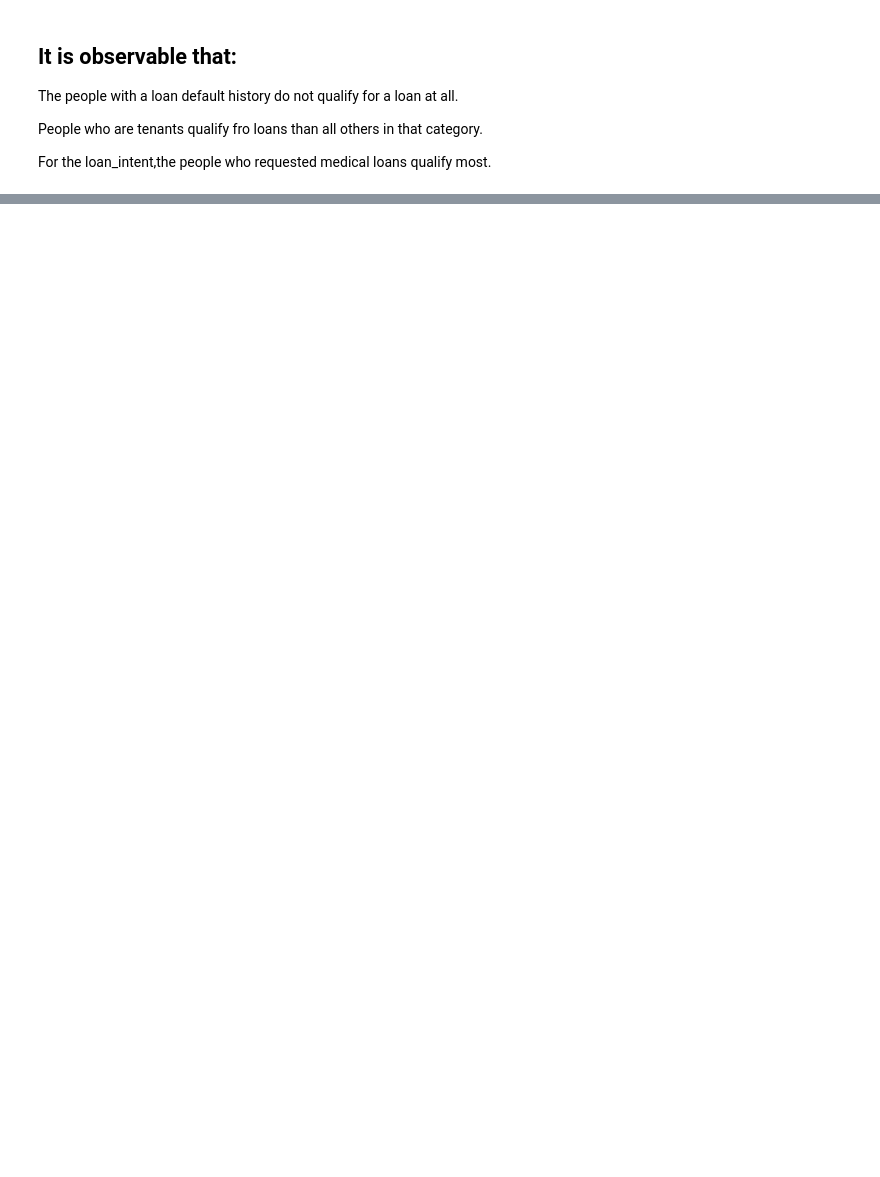
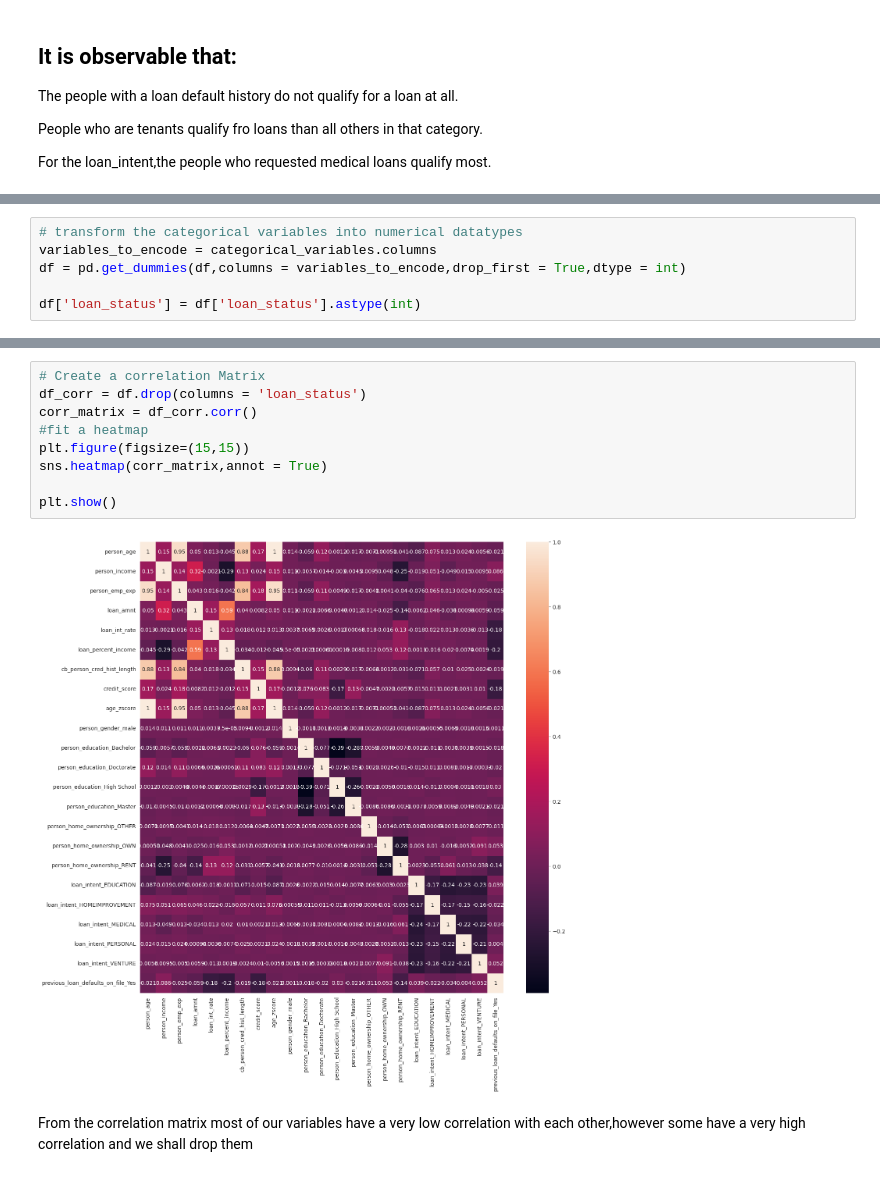
Before and after one commit to mwangikelvin201/Loan_approval-classification-, a Jupyter notebook: classifiaction.ipynb, the cells around one changed output, grey strips where cells are left out. Saved outputs shown, nothing was run; the diff lists cells and outputs as text; blank space fills up the shorter version.

```diff
--- a/classifiaction.ipynb
+++ b/classifiaction.ipynb
@@ -362,0 +388,6 @@ For the loan_intent,the people who requested medical loans qualify most.
+# %%
+# transform the categorical variables into numerical datatypes
+variables_to_encode = categorical_variables.columns
+df = pd.get_dummies(df,columns = variables_to_encode,drop_first = True,dtype = int)
+
+df['loan_status'] = df['loan_status'].astype(int)
@@ -362,0 +414,13 @@ For the loan_intent,the people who requested medical loans qualify most.
+# %%
+# Create a correlation Matrix
+df_corr = df.drop(columns = 'loan_status')
+corr_matrix = df_corr.corr()
+#fit a heatmap
+plt.figure(figsize=(15,15))
+sns.heatmap(corr_matrix,annot = True)
+
+plt.show()
+# %% [output]
+[figure, added]
+# %% [markdown]
+From the correlation matrix most of our variables have a very low correlation with each other,however some have a very high correlation and we shall drop them
```
Also changed, not shown: parts of 16 cells of this notebook.
